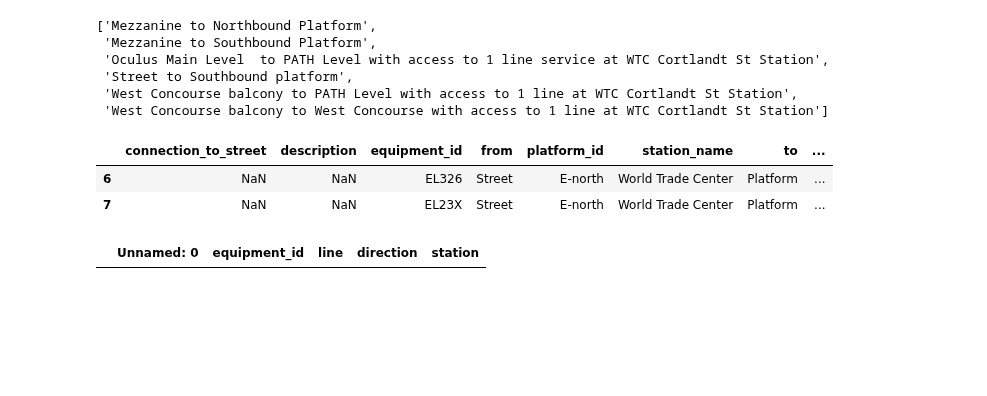
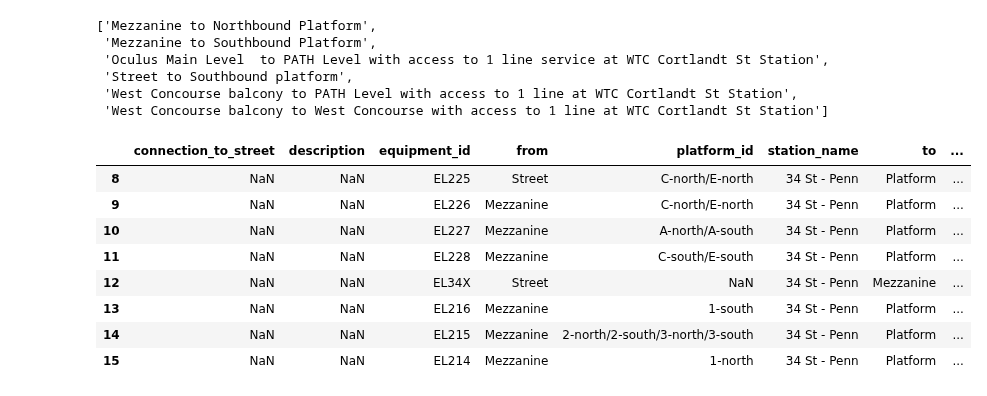
Before and after one commit to tsdataclinic/mta, a Jupyter notebook: notebooks/network/station-graph-maker.ipynb, the cells around one changed output. Saved outputs shown, nothing was run; the diff lists cells and outputs as text; code cells hidden in the pictures; blank space fills up the shorter version.

```diff
--- a/notebooks/network/station-graph-maker.ipynb
+++ b/notebooks/network/station-graph-maker.ipynb
@@ -250,12 +220,14 @@ list(raw_elevators[raw_elevators['station_name'] == 'WTC Cortlandt St'].descript
  'West Concourse balcony to PATH Level with access to 1 line at WTC Cortlandt St Station',
  'West Concourse balcony to West Concourse with access to 1 line at WTC Cortlandt St Station']
 # %%
-elevators[elevators['station_name'] == 'World Trade Center']
+elevators[elevators['station_name'] == '34 St - Penn']
 # %% [output]
 |  | connection_to_street | description | equipment_id | from | platform_id | station_name | to | ... |
-| 6 | NaN | NaN | EL326 | Street | E-north | World Trade Center | Platform | ... |
-| 7 | NaN | NaN | EL23X | Street | E-north | World Trade Center | Platform | ... |
+| 8 | NaN | NaN | EL225 | Street | C-north/E-north | 34 St - Penn | Platform | ... |
+| 9 | NaN | NaN | EL226 | Mezzanine | C-north/E-north | 34 St - Penn | Platform | ... |
+| 10 | NaN | NaN | EL227 | Mezzanine | A-north/A-south | 34 St - Penn | Platform | ... |
+| 11 | NaN | NaN | EL228 | Mezzanine | C-south/E-south | 34 St - Penn | Platform | ... |
+| 12 | NaN | NaN | EL34X | Street | NaN | 34 St - Penn | Mezzanine | ... |
+| 13 | NaN | NaN | EL216 | Mezzanine | 1-south | 34 St - Penn | Platform | ... |
+| 14 | NaN | NaN | EL215 | Mezzanine | 2-north/2-south/3-north/3-south | 34 St - Penn | Platform | ... |
+| 15 | NaN | NaN | EL214 | Mezzanine | 1-north | 34 St - Penn | Platform | ... |
-# %%
-mapped_elevators[mapped_elevators.station == 'WorldTrade Center']
-# %% [output]
-|  | Unnamed: 0 | equipment_id | line | direction | station |
```
Also changed, not shown: parts of 4 cells of this notebook.
